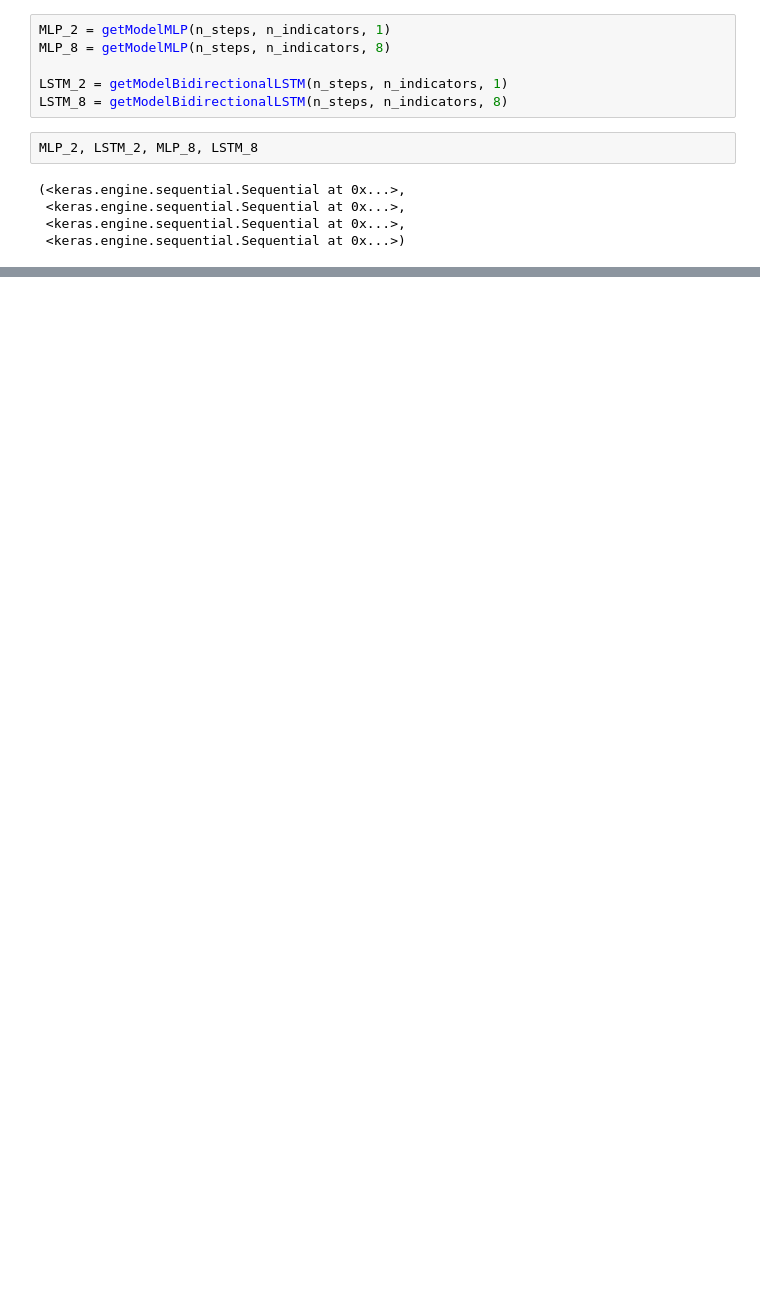
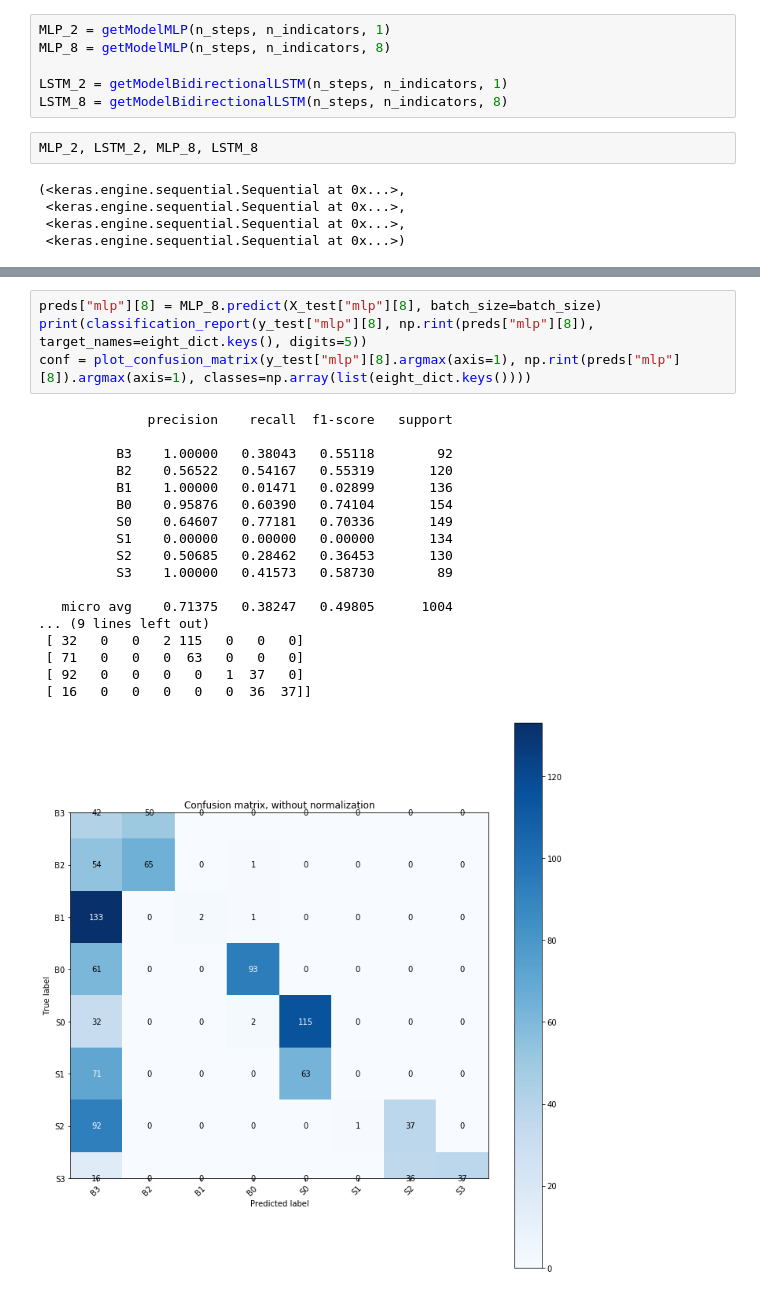
Before and after one commit to rHilkner/mc030, a Jupyter notebook: pfg.ipynb, the cells around one changed output, grey strips where cells are left out. Saved outputs shown, nothing was run; the diff lists cells and outputs as text; blank space fills up the shorter version.

```diff
--- a/pfg.ipynb
+++ b/pfg.ipynb
@@ -763 +815,24 @@ Epoch 200/200
+# %%
+preds["mlp"][8] = MLP_8.predict(X_test["mlp"][8], batch_size=batch_size)
+print(classification_report(y_test["mlp"][8], np.rint(preds["mlp"][8]), target_names=eight_dict.keys(), digits=5))
+conf = plot_confusion_matrix(y_test["mlp"][8].argmax(axis=1), np.rint(preds["mlp"][8]).argmax(axis=1), classes=np.array(list(eight_dict.keys())))
+# %% [output]
+              precision    recall  f1-score   support
+
+          B3    1.00000   0.38043   0.55118        92
+          B2    0.56522   0.54167   0.55319       120
+          B1    1.00000   0.01471   0.02899       136
+          B0    0.95876   0.60390   0.74104       154
+          S0    0.64607   0.77181   0.70336       149
+          S1    0.00000   0.00000   0.00000       134
+          S2    0.50685   0.28462   0.36453       130
+          S3    1.00000   0.41573   0.58730        89
+
+   micro avg    0.71375   0.38247   0.49805      1004
+... (9 lines left out)
+ [ 32   0   0   2 115   0   0   0]
+ [ 71   0   0   0  63   0   0   0]
+ [ 92   0   0   0   0   1  37   0]
+ [ 16   0   0   0   0   0  36  37]]
+[figure, added]
 # %%
```
Also changed, not shown: parts of 19 cells of this notebook, 1 other file.
